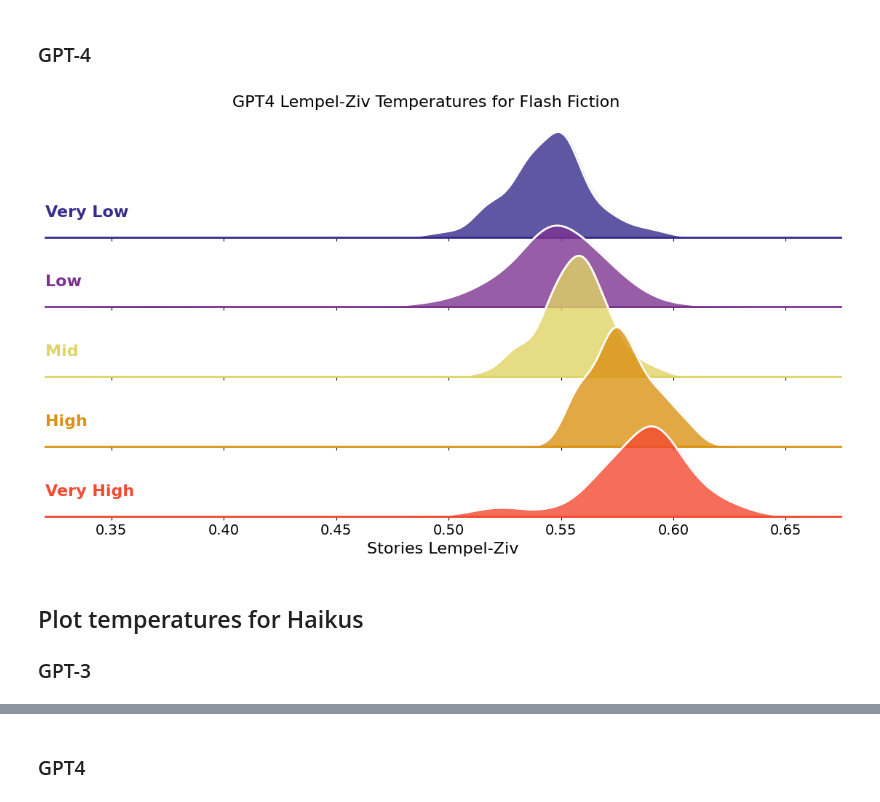
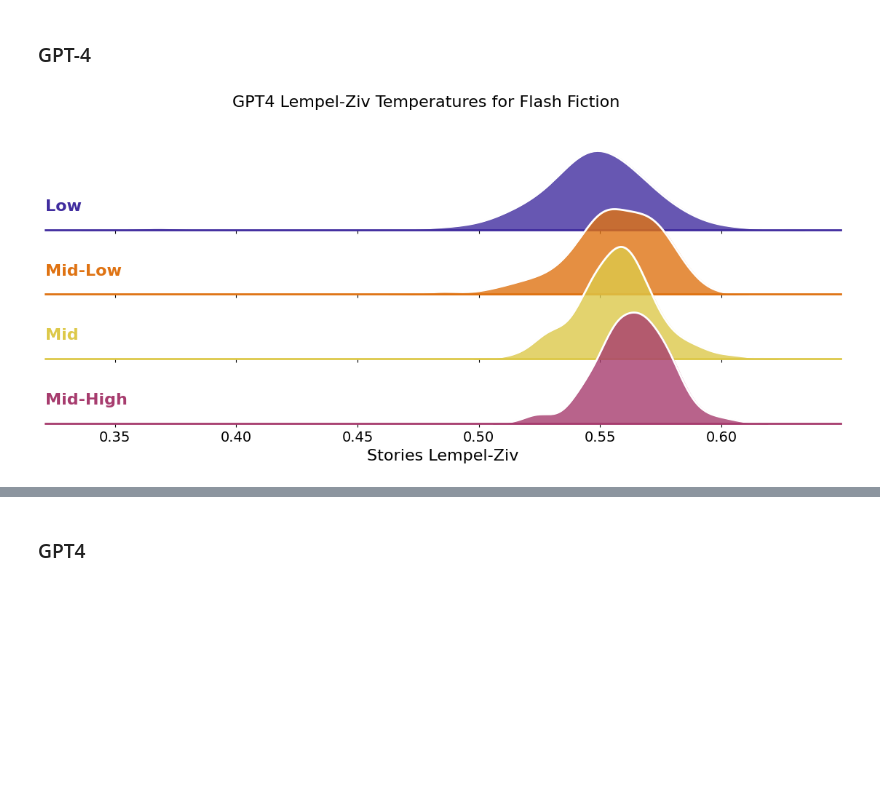
Before and after one commit to AntoineBellemare/DAT_GPT, a Jupyter notebook: notebook/lempel_ziv_visualization.ipynb, the cells around one changed output, grey strips where cells are left out. Saved outputs shown, nothing was run; the diff lists cells and outputs as text; code cells hidden in the pictures; blank space fills up the shorter version.

```diff
--- a/notebook/lempel_ziv_visualization.ipynb
+++ b/notebook/lempel_ziv_visualization.ipynb
@@ -289,38 +99,0 @@ poem Very High
-# %%
-# Make a ridge plot like the one above looking at the effect of temperature on the DSI for each model separetaly
-df = results_df.loc[(results_df['condition']=='flash-fiction') & (results_df['model']=='GPT3')]
-pal = sns.color_palette('CMRmap',n_colors=2, desat=.9)
-order = ["Mid", "High"]
-g = sns.FacetGrid(df, row="temp", hue="temp", aspect=9, height=1.3,palette=pal, hue_order=order, row_order=order)
-# make transparent background
-for ax in g.axes.flat:
-    ax.set_facecolor('none')
-# Draw the densities in a few steps
-g.map(sns.kdeplot, "lziv",
-    bw_adjust=1, clip_on=False,
-    fill=True, alpha=0.8, linewidth=1.5)
-g.map(sns.kdeplot, "lziv", clip_on=False, color="w", lw=2, bw_adjust=1)
-# passing color=None to refline() uses the hue mapping
-g.refline(y=0, linewidth=2, linestyle="-", color=None, clip_on=False)
-# Define and use a simple function to label the plot in axes coordinates
-def label(x, color, label):
-    ax = plt.gca()
-    # check if Human is in the label
-    ax.text(0, .2, label, fontweight="bold", color=color,
-            ha="left", va="center", transform=ax.transAxes,fontsize=16)
-g.map(label, "lziv")
-
-
-for ax in g.axes.flat:
-    ax.set_xlabel('Stories Lempel-Ziv', fontsize=16)
-    for label in ax.get_xticklabels():
-            label.set_fontsize(14)
-# Remove axes details that don't play well with overlap
-g.set_titles("")
-# Set the subplots to overlap
-g.figure.subplots_adjust(hspace=-.45)
-g.set(yticks=[], ylabel="")
-g.despine(bottom=True, left=True)
-# add one title for all the subplots
-g.fig.suptitle('GPT3 Lempel-Ziv Temperatures for Flash Fiction', fontsize=16)
-g.savefig(f'../figures/GPT3_lziv_ridge_flashfiction_temp.png', dpi=300, bbox_inches='tight')
@@ -331,9 +102,9 @@ g.savefig(f'../figures/GPT3_lziv_ridge_flashfiction_temp.png', dpi=300, bbox_inc
 # %%
 # Make a ridge plot like the one above looking at the effect of temperature on the DSI for each model separetaly
 df = results_df.loc[(results_df['condition']=='flash-fiction') & (results_df['model']=='GPT4')]
-pal = sns.color_palette('CMRmap',n_colors=5, desat=.9)
-pal = [pal[0], pal[1], pal[4], pal[3], pal[2]]
-order = ["Very Low", "Low", "Mid", "High", "Very High"]
+pal = sns.color_palette('CMRmap',n_colors=4, desat=.9)
+pal = [pal[0], pal[2], pal[3], pal[1]]
+order = ['Low', 'Mid-Low', 'Mid', 'Mid-High']
 g = sns.FacetGrid(df, row="temp", hue="temp", aspect=9, height=1.3,palette=pal, row_order=order, hue_order=order)
 # make transparent background
 for ax in g.axes.flat:
@@ -341,34 +112,31 @@ for ax in g.axes.flat:
 # Draw the densities in a few steps
 g.map(sns.kdeplot, "lziv",
     bw_adjust=1, clip_on=False,
     fill=True, alpha=0.8, linewidth=1.5)
 g.map(sns.kdeplot, "lziv", clip_on=False, color="w", lw=2, bw_adjust=1)
 # passing color=None to refline() uses the hue mapping
 g.refline(y=0, linewidth=2, linestyle="-", color=None, clip_on=False)
 # Define and use a simple function to label the plot in axes coordinates
 def label(x, color, label):
     ax = plt.gca()
     # check if Human is in the label
     ax.text(0, .2, label, fontweight="bold", color=color,
             ha="left", va="center", transform=ax.transAxes,fontsize=16)
 g.map(label, "lziv")
 
 
 for ax in g.axes.flat:
     ax.set_xlabel('Stories Lempel-Ziv', fontsize=16)
     for label in ax.get_xticklabels():
             label.set_fontsize(14)
 # Remove axes details that don't play well with overlap
 g.set_titles("")
 # Set the subplots to overlap
 g.figure.subplots_adjust(hspace=-.45)
 g.set(yticks=[], ylabel="")
 g.despine(bottom=True, left=True)
 # add one title for all the subplots
 g.fig.suptitle('GPT4 Lempel-Ziv Temperatures for Flash Fiction', fontsize=16)
 g.savefig(f'../figures/GPT4_lziv_ridge_flashfiction_temp.png', dpi=300, bbox_inches='tight')
 # %% [output]
-[figure, old version]
+[figure, new version]
-# %% [markdown]
-## Plot temperatures for Haikus
-### GPT-3
```
Also changed, not shown: parts of 14 cells of this notebook, 2 other files.
